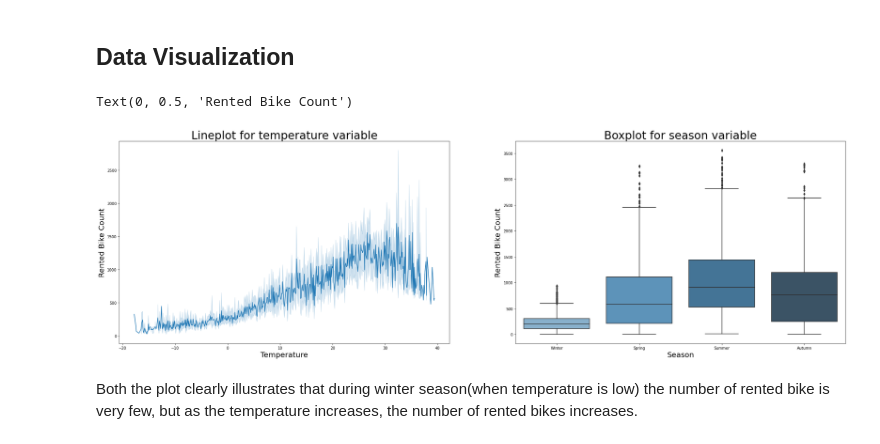
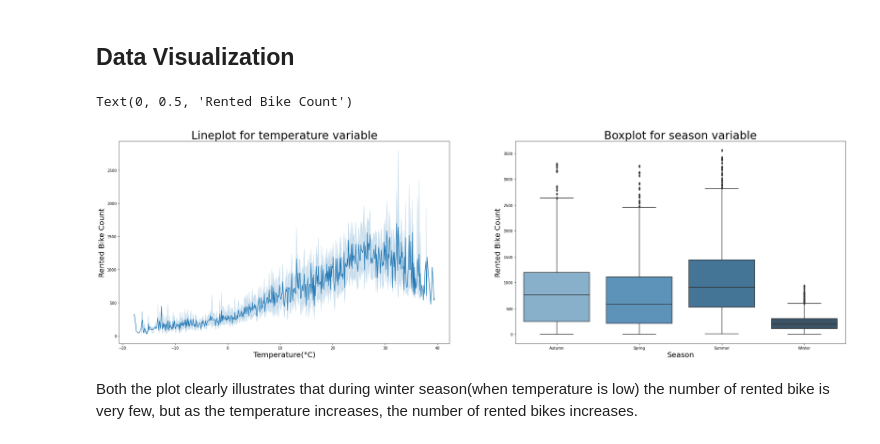
Before and after one commit to SubhamZap/Bike-Sharing-Demand-Prediction, a Jupyter notebook: Bike_Sharing_Demand_Prediction_Capstone_Project.ipynb, the cells around one changed output. Drawn from its saved outputs; the diff is of its cells as text; code cells hidden in the pictures.

```diff
--- a/Bike_Sharing_Demand_Prediction_Capstone_Project.ipynb
+++ b/Bike_Sharing_Demand_Prediction_Capstone_Project.ipynb
@@ -165,6 +165,16 @@ bike_copy_df.drop_duplicates(inplace= True)
 # Convert all columns to lowercase
 
 bike_copy_df.columns = [x.lower() for x in bike_copy_df.columns]
+# %%
+# Convert datatype of date
+
+bike_copy_df['date'] = pd.to_datetime(bike_copy_df['date'])
+
+# Convert the datatype either to float or to category
+
+int_col = ['hour', 'seasons', 'holiday', 'functioning day']
+for col in int_col:
+  bike_copy_df[col] = bike_copy_df[col].astype('category')
 # %%
 # New dataframe
 
@@ -181,19 +213,19 @@ bike_copy_df.head()
 # %%
 # Number of passangers by temperature and season
 
 fig, (ax1, ax2) = plt.subplots(ncols=2, figsize=(35, 10))
 
 sns.lineplot(x='temp', y='cnt', data=bike_copy_df, ax=ax1, palette='Blues_d')
 ax1.set_title('Lineplot for temperature variable',fontsize = 30)
-ax1.set_xlabel('Temperature' , fontsize = 20)
+ax1.set_xlabel('Temperature(°C)' , fontsize = 20)
 ax1.set_ylabel('Rented Bike Count' , fontsize = 20)
 
 sns.boxplot(x='seasons', y='cnt', data=bike_copy_df, ax=ax2, palette='Blues_d')
 ax2.set_title('Boxplot for season variable',fontsize = 30)
 ax2.set_xlabel('Season' , fontsize = 20)
 ax2.set_ylabel('Rented Bike Count' , fontsize = 20)
 # %% [output]
 Text(0, 0.5, 'Rented Bike Count')
-[figure, old version]
+[figure, new version]
 # %% [markdown]
 Both the plot clearly illustrates that during winter season(when temperature is low) the number of rented bike is very few, but as the temperature increases, the number of rented bikes increases.
```
Also changed, not shown: parts of 28 cells of this notebook.
